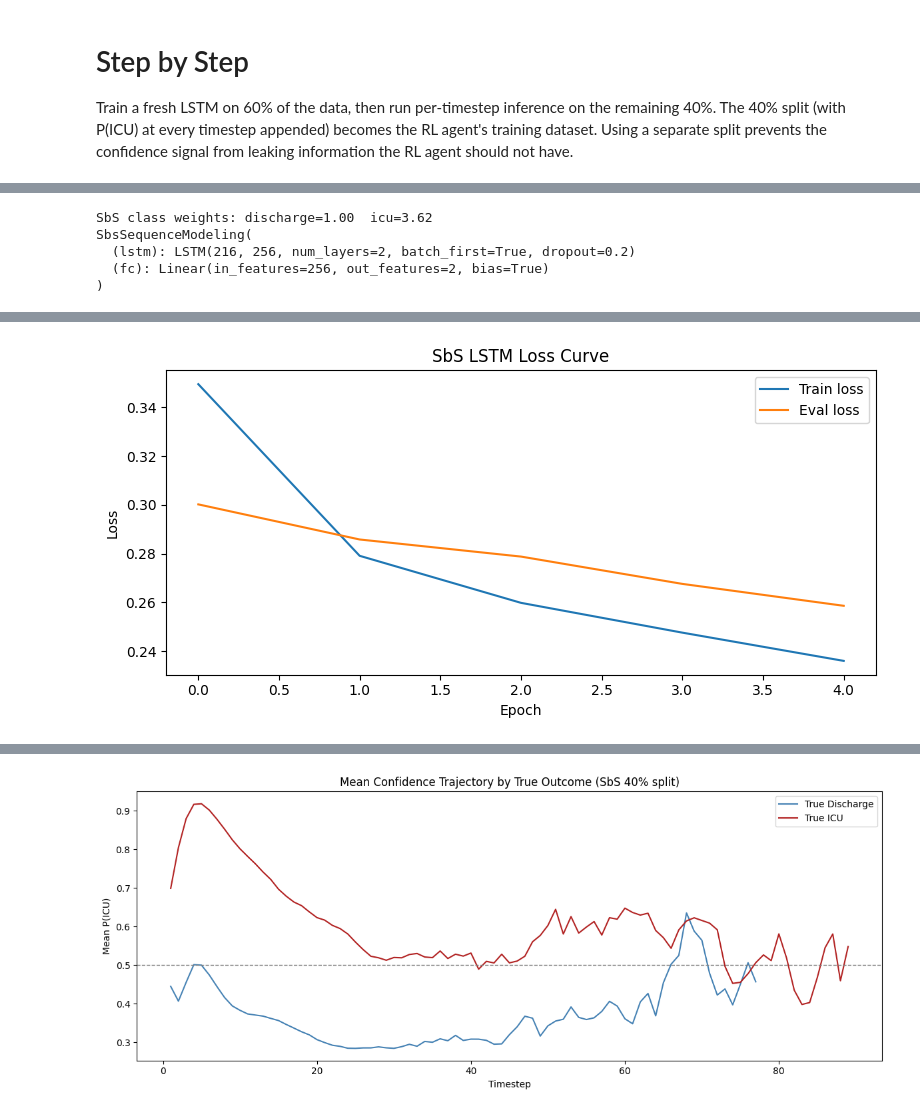
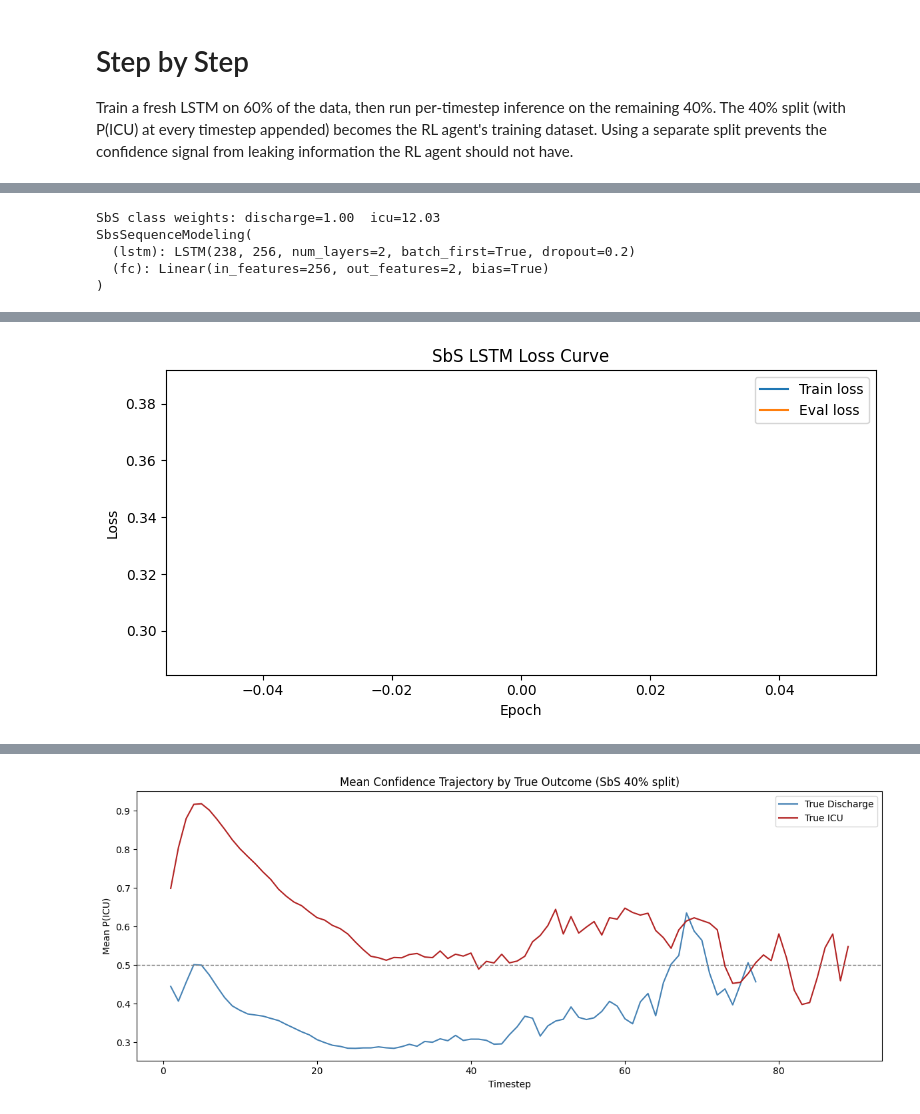
Before and after one commit to tkbarb10/ADS599-Capstone, a Jupyter notebook: lstm_one_hot_modeling.ipynb, the cells around one changed output, grey strips where cells are left out. Saved outputs shown, nothing was run; the diff lists cells and outputs as text; code cells hidden in the pictures.

Commit message:
added step by step modeling predictions

```diff
--- a/lstm_one_hot_modeling.ipynb
+++ b/lstm_one_hot_modeling.ipynb
@@ -350,7 +376,7 @@ SequenceModeling(
 )
 # %%
 # Class weight to handle ICU minority class
-stay_labels_train = df_train.drop_duplicates("ed_stay_id")["terminal_code"].values
+stay_labels_train = df_train.drop_duplicates("ed_stay_id")["terminal_event"].values
 labels_all = torch.tensor(stay_labels_train)
 n_discharge = (labels_all == 0).sum().float()
 n_icu = (labels_all == 1).sum().float()
@@ -726,12 +785,12 @@ The 40% split (with P(ICU) at every timestep appended) becomes the RL agent's tr
 Using a separate split prevents the confidence signal from leaking information the RL agent should not have.
 # %%
 sbs_labels = (
-    df_modeling.drop_duplicates('ed_stay_id')[['ed_stay_id', 'terminal_code']]
+    df_modeling.drop_duplicates('ed_stay_id')[['ed_stay_id', 'terminal_event']]
     .reset_index(drop=True)
 )
 
 sbs_split = StratifiedShuffleSplit(n_splits=1, test_size=0.4, random_state=10)
-sbs_train_idx, sbs_infer_idx = next(sbs_split.split(sbs_labels, sbs_labels['terminal_code']))
+sbs_train_idx, sbs_infer_idx = next(sbs_split.split(sbs_labels, sbs_labels['terminal_event']))
 
 sbs_train_stays = set(sbs_labels.iloc[sbs_train_idx]['ed_stay_id'])
 sbs_infer_stays = set(sbs_labels.iloc[sbs_infer_idx]['ed_stay_id'])
@@ -763,7 +820,7 @@ Overlap: set()
 # %%
 from sklearn.preprocessing import StandardScaler
 
-scaling_cols = vitals + ['anchor_age', 'weight', 'height', 'time_since_last_hrs']
+scaling_cols = vitals + vital_change + ['anchor_age', 'weight', 'height', 'time_since_last_min']
 sbs_scaler = StandardScaler()
 df_sbs_train[scaling_cols] = sbs_scaler.fit_transform(df_sbs_train[scaling_cols])
 df_sbs_infer[scaling_cols] = sbs_scaler.transform(df_sbs_infer[scaling_cols])
@@ -820,7 +877,7 @@ Infer class: discharge=26,386  icu=7,298
 # %%
 from huggingface_hub import PyTorchModelHubMixin
 
-input_size = 216 # updating to reflect removal of in_ed and in_ward
+input_size = 238 # updating to reflect removal of in_ed and in_ward
 
 class SbsSequenceModeling(nn.Module, PyTorchModelHubMixin):
     def __init__(self):
@@ -846,9 +903,9 @@ sbs_optimizer = torch.optim.AdamW(sbs_model.parameters(), lr=1e-4)
 print(f"SbS class weights: discharge={sbs_class_weight[0]:.2f}  icu={sbs_class_weight[1]:.2f}")
 print(sbs_model)
 # %% [output]
-SbS class weights: discharge=1.00  icu=3.62
+SbS class weights: discharge=1.00  icu=12.03
 SbsSequenceModeling(
-  (lstm): LSTM(216, 256, num_layers=2, batch_first=True, dropout=0.2)
+  (lstm): LSTM(238, 256, num_layers=2, batch_first=True, dropout=0.2)
   (fc): Linear(in_features=256, out_features=2, bias=True)
 )
 # %%
@@ -860,7 +917,7 @@ sbs_best_epoch = 0
 sbs_train_losses = []
 sbs_eval_losses = []
 
-for epoch in range(epochs):
+for epoch in range(1):
     print(f"\nEpoch {epoch + 1}------------------------------")
     t_loss = training_loop(sbs_train_loader, sbs_model, sbs_loss_fn, sbs_optimizer)
     sbs_train_losses.append(t_loss)
@@ -911 +967 @@ Restored SbS model from epoch 5 (loss: 0.2586)
-[figure, old version]
+[figure, new version]
```
Also changed, not shown: parts of 35 cells of this notebook, 12 other files.
